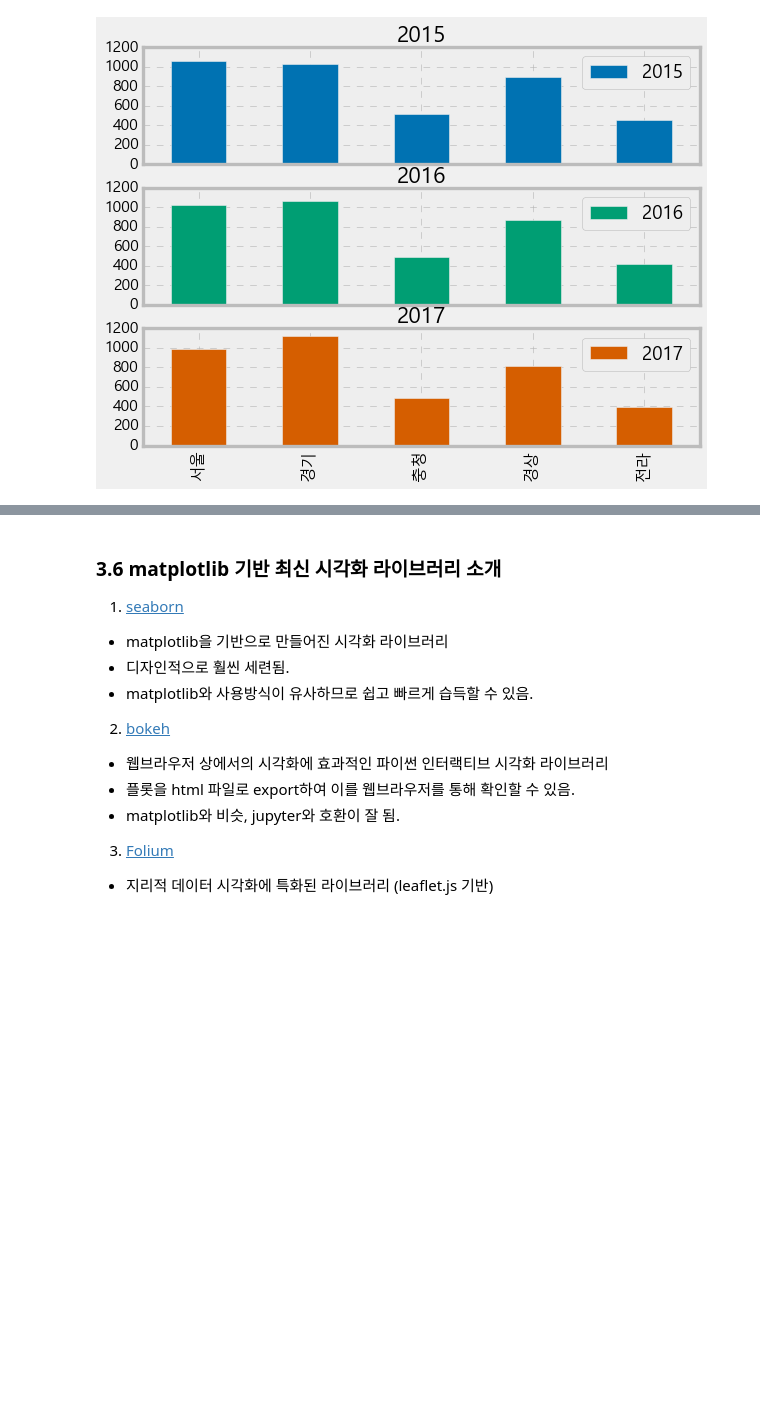
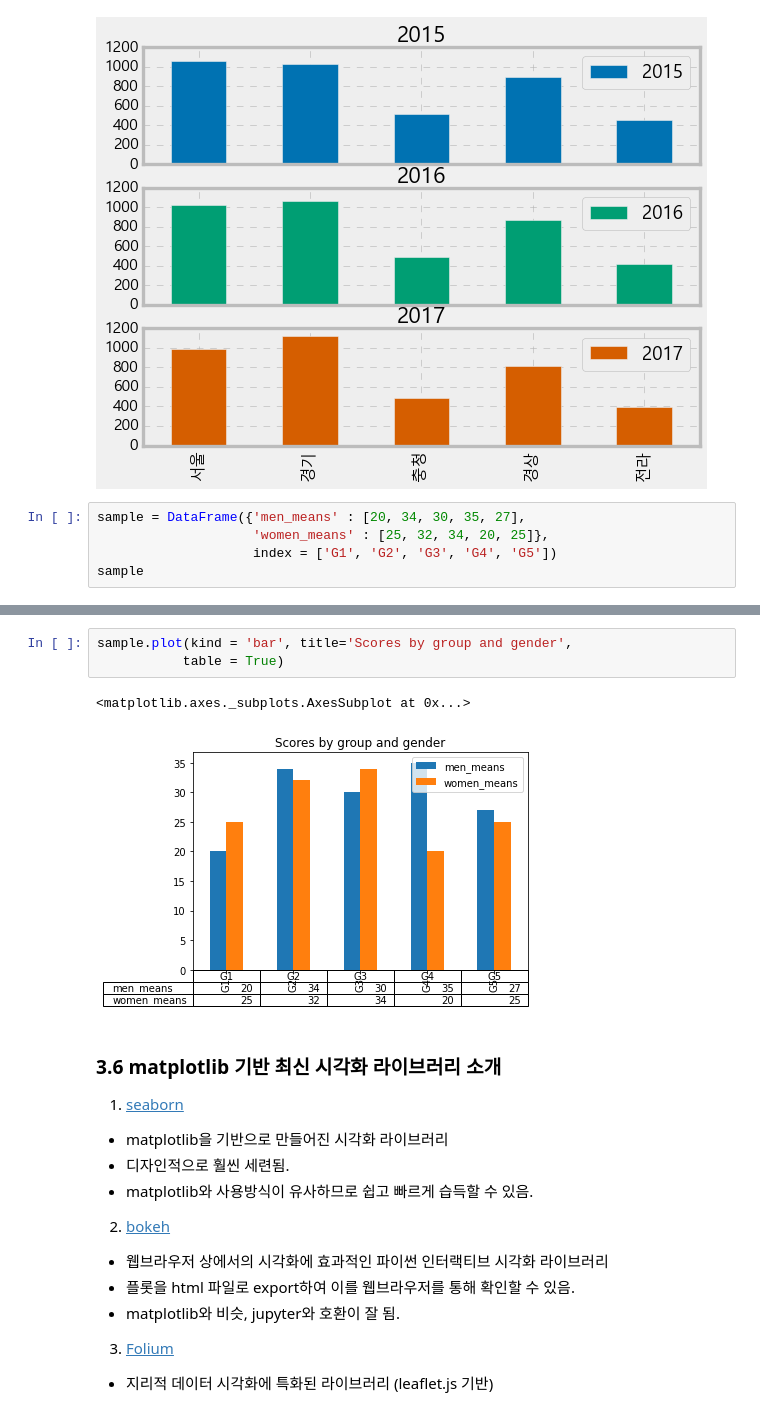
Before and after one commit to dy5299/bigdata, a Jupyter notebook: 03 Pandas/Day12-13 실습 3. 데이터 시각화(matplotlib)와 왕좌의 게임 데이터 분석.ipynb, the cells around one changed output, grey strips where cells are left out. Cells and saved outputs as stored; diff of their text form; blank space fills up the shorter version.

```diff
--- a/03 Pandas/Day12 실습 3. 데이터 시각화(matplotlib)와 왕좌의 게임 데이터 분석.ipynb
+++ b/03 Pandas/Day12-13 실습 3. 데이터 시각화(matplotlib)와 왕좌의 게임 데이터 분석.ipynb
@@ -315,3 +315,8 @@ array([<matplotlib.axes._subplots.AxesSubplot object at 0x...>,
        <matplotlib.axes._subplots.AxesSubplot object at 0x...>],
       dtype=object)
 [figure]
+# %%
+sample = DataFrame({'men_means' : [20, 34, 30, 35, 27],
+                    'women_means' : [25, 32, 34, 20, 25]},
+                    index = ['G1', 'G2', 'G3', 'G4', 'G5'])
+sample
@@ -318,3 +330,9 @@ array([<matplotlib.axes._subplots.AxesSubplot object at 0x...>,
+# %%
+sample.plot(kind = 'bar', title='Scores by group and gender',
+           table = True)
+# %% [output]
+<matplotlib.axes._subplots.AxesSubplot at 0x...>
+[figure, added]
 # %% [markdown]
 ### 3.6 matplotlib 기반 최신 시각화 라이브러리 소개
 1. <a href = https://seaborn.pydata.org/>seaborn</a>
```
Also changed, not shown: parts of 49 cells of this notebook, 1 other file.
